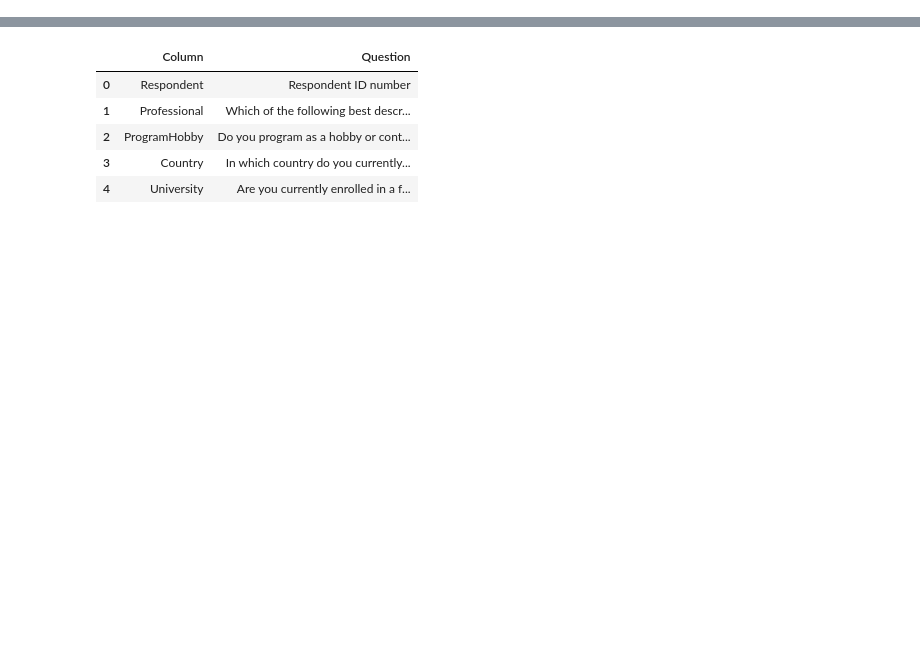
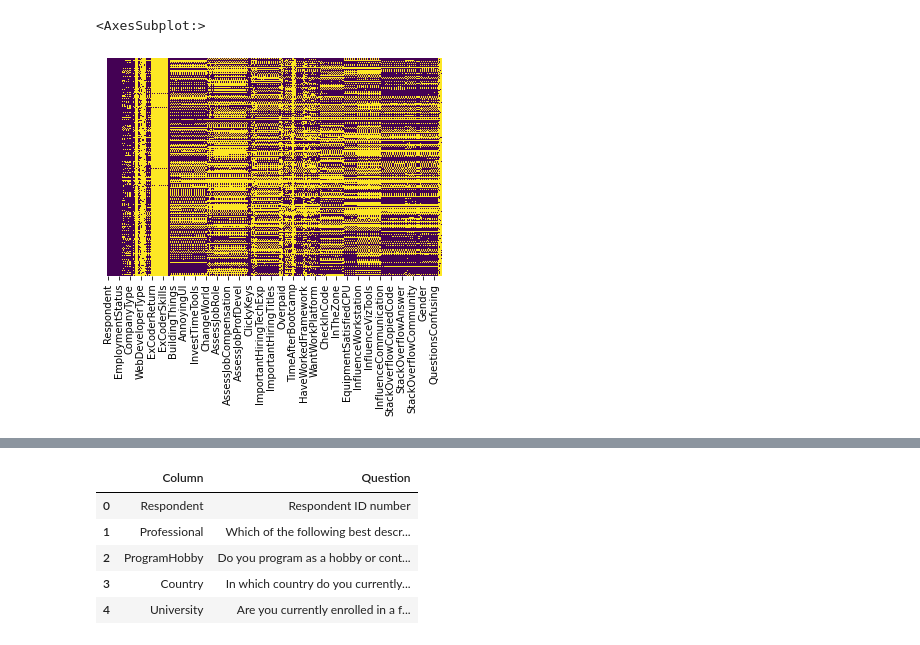
Before and after one commit to iamkamleshrangi/data_science_blog, a Jupyter notebook: data_science_blog.ipynb, the cells around one changed output, grey strips where cells are left out. Cells and saved outputs as stored; diff of their text form; code cells hidden in the pictures; blank space fills up the shorter version.

```diff
--- a/data_science_blog.ipynb
+++ b/data_science_blog.ipynb
@@ -5,0 +28,5 @@ survey_df = pd.read_csv('survey-results-public.csv')
+# %%
+sns.heatmap(survey_df.isnull(),yticklabels=False,cbar=False,cmap='viridis')
+# %% [output]
+<AxesSubplot:>
+[figure, added]
```
Also changed, not shown: parts of 30 cells of this notebook.
